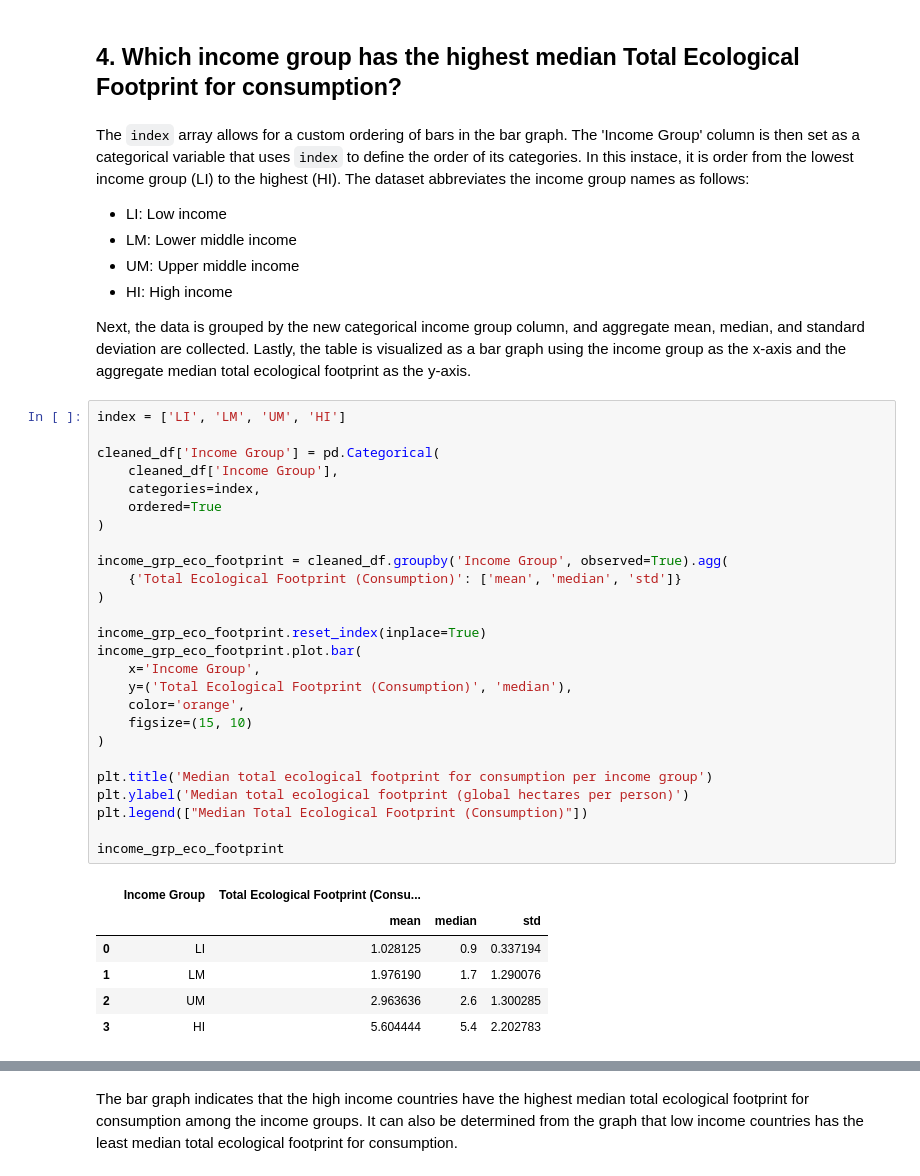
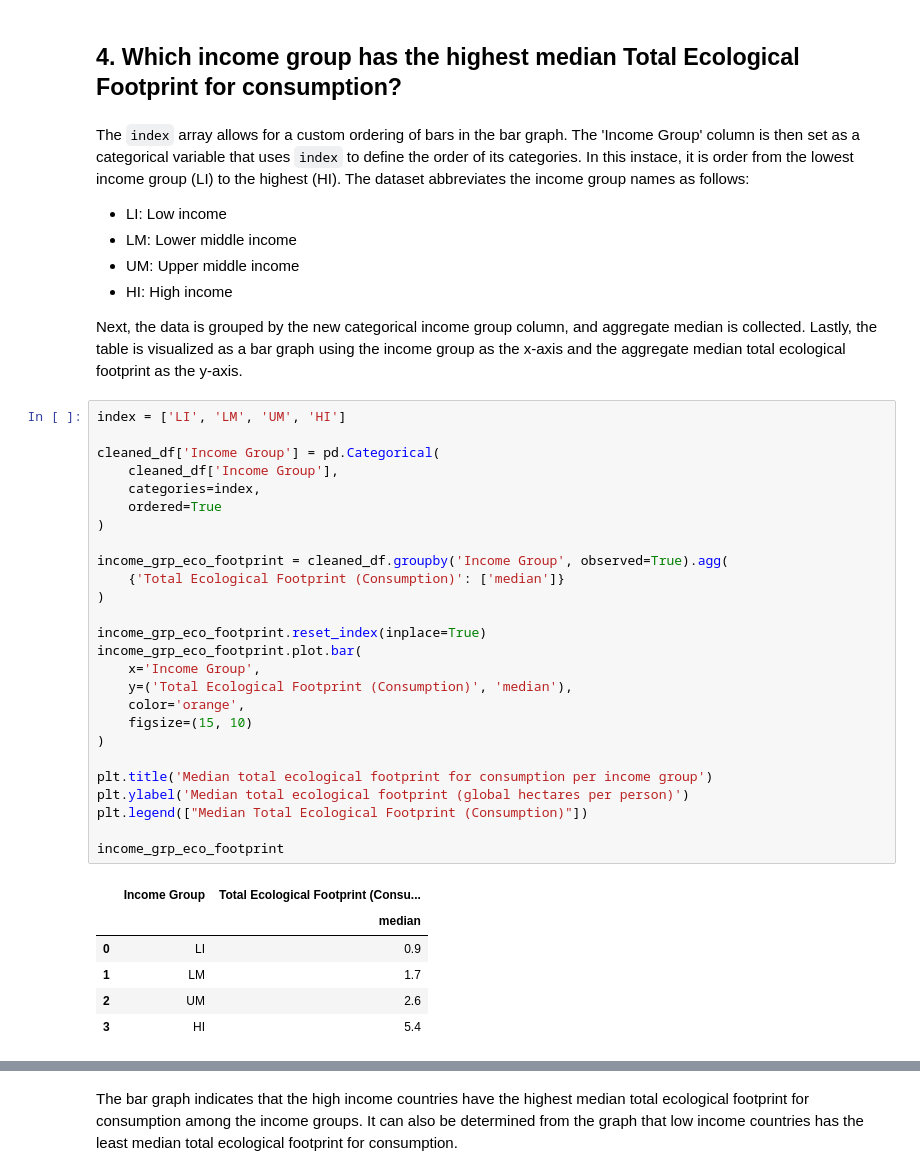
Before and after one commit to jayylmao/CSMODEL, a Jupyter notebook: CSMODEL-Project-Phase-1.ipynb, the cells around one changed output, grey strips where cells are left out. Saved outputs shown, nothing was run; the diff lists cells and outputs as text.

```diff
--- a/CSMODEL-Project-Phase-1.ipynb
+++ b/CSMODEL-Project-Phase-1.ipynb
@@ -338,40 +391,40 @@ The `index` array allows for a custom ordering of bars in the bar graph. The 'In
 - UM: Upper middle income
 - HI: High income
 
-Next, the data is grouped by the new categorical income group column, and aggregate mean, median, and standard deviation are collected. Lastly, the table is visualized as a bar graph using the income group as the x-axis and the aggregate median total ecological footprint as the y-axis.
+Next, the data is grouped by the new categorical income group column, and aggregate median is collected. Lastly, the table is visualized as a bar graph using the income group as the x-axis and the aggregate median total ecological footprint as the y-axis.
 # %%
 index = ['LI', 'LM', 'UM', 'HI']
 
 cleaned_df['Income Group'] = pd.Categorical(
     cleaned_df['Income Group'],
     categories=index,
     ordered=True
 )
 
 income_grp_eco_footprint = cleaned_df.groupby('Income Group', observed=True).agg(
-    {'Total Ecological Footprint (Consumption)': ['mean', 'median', 'std']}
+    {'Total Ecological Footprint (Consumption)': ['median']}
 )
 
 income_grp_eco_footprint.reset_index(inplace=True)
 income_grp_eco_footprint.plot.bar(
     x='Income Group',
     y=('Total Ecological Footprint (Consumption)', 'median'),
     color='orange',
     figsize=(15, 10)
 )
 
 plt.title('Median total ecological footprint for consumption per income group')
 plt.ylabel('Median total ecological footprint (global hectares per person)')
 plt.legend(["Median Total Ecological Footprint (Consumption)"])
 
 income_grp_eco_footprint
 # %% [output]
-|  | Income Group | Total Ecological Footprint (Consu... |  |  |
-|  |  | mean | median | std |
-| 0 | LI | 1.028125 | 0.9 | 0.337194 |
-| 1 | LM | 1.976190 | 1.7 | 1.290076 |
-| 2 | UM | 2.963636 | 2.6 | 1.300285 |
-| 3 | HI | 5.604444 | 5.4 | 2.202783 |
+|  | Income Group | Total Ecological Footprint (Consu... |
+|  |  | median |
+| 0 | LI | 0.9 |
+| 1 | LM | 1.7 |
+| 2 | UM | 2.6 |
+| 3 | HI | 5.4 |
 [figure]
 # %% [markdown]
 The bar graph indicates that the high income countries have the highest median total ecological footprint for consumption among the income groups. It can also be determined from the graph that low income countries has the least median total ecological footprint for consumption.
```
Also changed, not shown: parts of 23 cells of this notebook.
